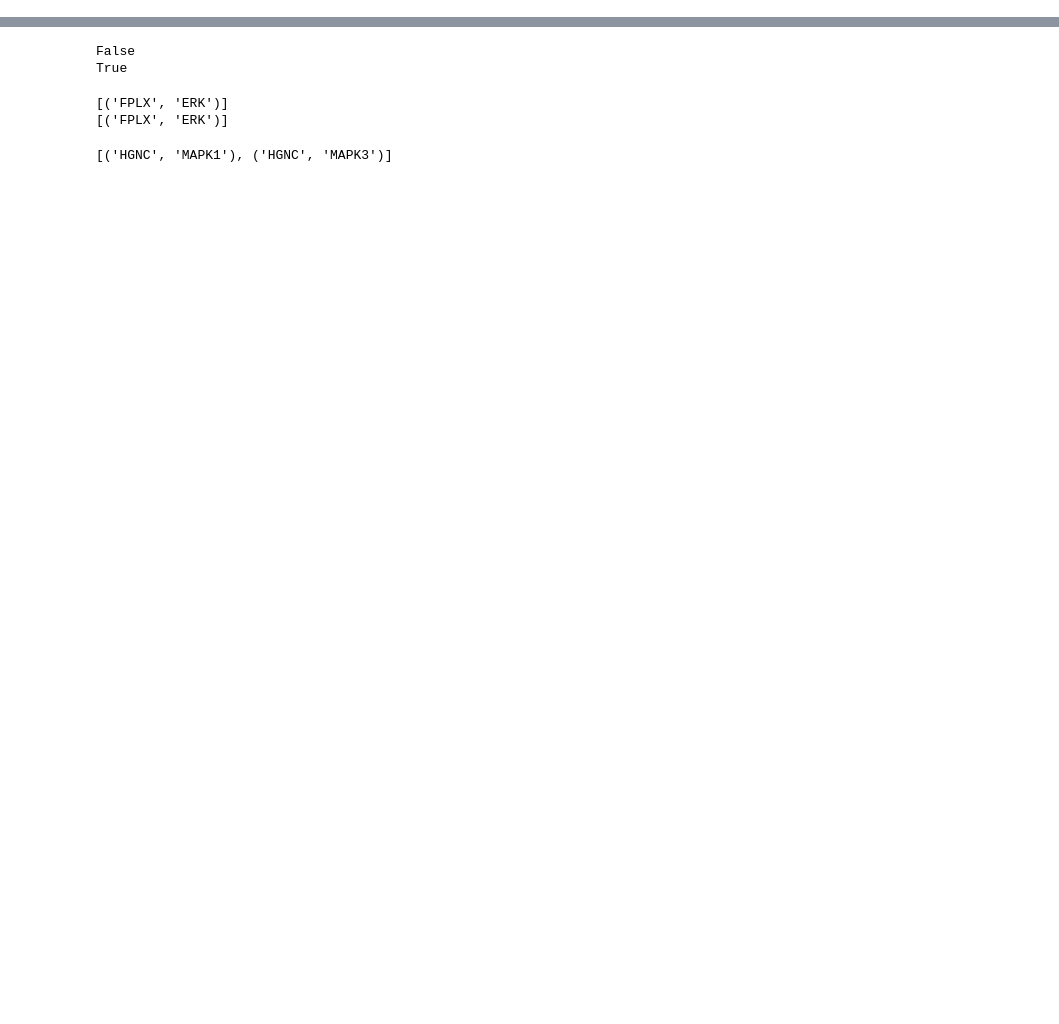
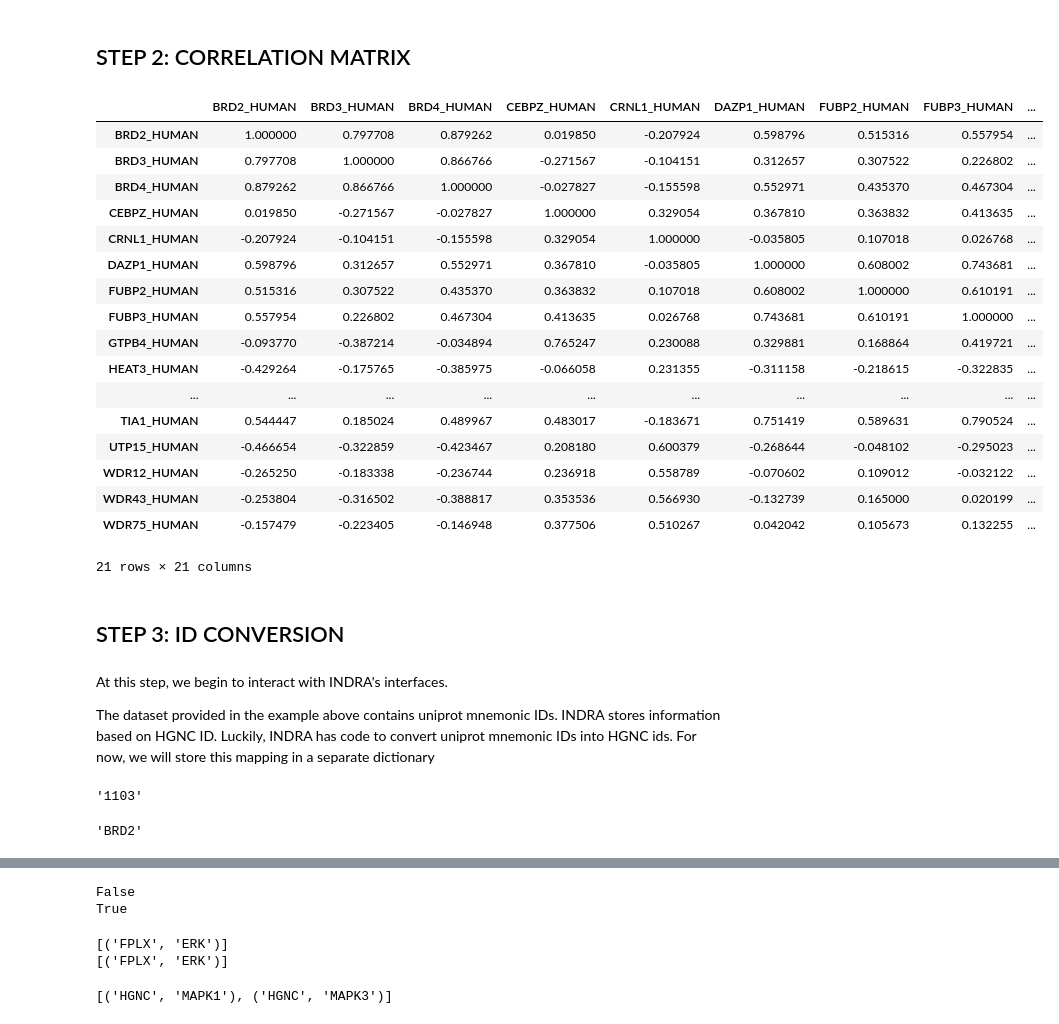
Before and after one commit to gyorilab/indra_may_institute, a Jupyter notebook: main.ipynb, the cells around one changed output, grey strips where cells are left out. Saved outputs shown, nothing was run; the diff lists cells and outputs as text; code cells hidden in the pictures; blank space fills up the shorter version.

```diff
--- a/main.ipynb
+++ b/main.ipynb
@@ -225,0 +46,10 @@ names
+# %%
+ABUNDANCE_PATH = "dataProcessOutput.csv" # Set this path yourself
+ABUNDANCE_GROUPS_FILTER = ['DMSO', 'DbET6']
+def construct_abundance_df(filename):
+    pandas_df = pd.read_csv(filename)
+    pandas_df = pandas_df[pandas_df['GROUP'].isin(ABUNDANCE_GROUPS_FILTER)]
+    return pandas_df
+
+protein_abundance_df = construct_abundance_df(ABUNDANCE_PATH)
+protein_abundance_df
@@ -225,0 +70,69 @@ names
+# %% [markdown]
+## STEP 2: CORRELATION MATRIX
+# %%
+import numpy as np
+def calculate_correlation_matrix(pvalue_df, protein_level_summary):
+    data = {}
+    subjects = protein_level_summary['SUBJECT'].unique()
+    for protein in pvalue_df['Protein'].unique():
+        data[protein] = []
+        protein_level_df = protein_level_summary[protein_level_summary['Protein'] == protein]
+        for subject in subjects:
+            if subject in protein_level_df['SUBJECT'].values:
+                protein_level_df_subject = protein_level_df[protein_level_df['SUBJECT'] == subject]
+                data[protein].append(protein_level_df_subject['LogIntensities'].iloc[0])
+            else:
+                data[protein].append(np.nan)
+    df = pd.DataFrame(data)
+    corrM = df.corr()
+    return corrM
+
+corr_matrix = calculate_correlation_matrix(pvalue_logfc_df, protein_abundance_df)
+corr_matrix
+# %% [output]
+|  | BRD2_HUMAN | BRD3_HUMAN | BRD4_HUMAN | CEBPZ_HUMAN | CRNL1_HUMAN | DAZP1_HUMAN | FUBP2_HUMAN | FUBP3_HUMAN | ... |
+| BRD2_HUMAN | 1.000000 | 0.797708 | 0.879262 | 0.019850 | -0.207924 | 0.598796 | 0.515316 | 0.557954 | ... |
+| BRD3_HUMAN | 0.797708 | 1.000000 | 0.866766 | -0.271567 | -0.104151 | 0.312657 | 0.307522 | 0.226802 | ... |
+| BRD4_HUMAN | 0.879262 | 0.866766 | 1.000000 | -0.027827 | -0.155598 | 0.552971 | 0.435370 | 0.467304 | ... |
+| CEBPZ_HUMAN | 0.019850 | -0.271567 | -0.027827 | 1.000000 | 0.329054 | 0.367810 | 0.363832 | 0.413635 | ... |
+| CRNL1_HUMAN | -0.207924 | -0.104151 | -0.155598 | 0.329054 | 1.000000 | -0.035805 | 0.107018 | 0.026768 | ... |
+| DAZP1_HUMAN | 0.598796 | 0.312657 | 0.552971 | 0.367810 | -0.035805 | 1.000000 | 0.608002 | 0.743681 | ... |
+| FUBP2_HUMAN | 0.515316 | 0.307522 | 0.435370 | 0.363832 | 0.107018 | 0.608002 | 1.000000 | 0.610191 | ... |
+| FUBP3_HUMAN | 0.557954 | 0.226802 | 0.467304 | 0.413635 | 0.026768 | 0.743681 | 0.610191 | 1.000000 | ... |
+| GTPB4_HUMAN | -0.093770 | -0.387214 | -0.034894 | 0.765247 | 0.230088 | 0.329881 | 0.168864 | 0.419721 | ... |
+| HEAT3_HUMAN | -0.429264 | -0.175765 | -0.385975 | -0.066058 | 0.231355 | -0.311158 | -0.218615 | -0.322835 | ... |
+| ... | ... | ... | ... | ... | ... | ... | ... | ... | ... |
+| TIA1_HUMAN | 0.544447 | 0.185024 | 0.489967 | 0.483017 | -0.183671 | 0.751419 | 0.589631 | 0.790524 | ... |
+| UTP15_HUMAN | -0.466654 | -0.322859 | -0.423467 | 0.208180 | 0.600379 | -0.268644 | -0.048102 | -0.295023 | ... |
+| WDR12_HUMAN | -0.265250 | -0.183338 | -0.236744 | 0.236918 | 0.558789 | -0.070602 | 0.109012 | -0.032122 | ... |
+| WDR43_HUMAN | -0.253804 | -0.316502 | -0.388817 | 0.353536 | 0.566930 | -0.132739 | 0.165000 | 0.020199 | ... |
+| WDR75_HUMAN | -0.157479 | -0.223405 | -0.146948 | 0.377506 | 0.510267 | 0.042042 | 0.105673 | 0.132255 | ... |
+21 rows × 21 columns
+# %% [markdown]
+## STEP 3: ID CONVERSION
+# %% [markdown]
+At this step, we begin to interact with INDRA's interfaces.
+
+The dataset provided in the example above contains uniprot mnemonic IDs.  INDRA stores information based on HGNC ID.  Luckily, INDRA has code to convert uniprot mnemonic IDs into HGNC ids. For now, we will store this mapping in a separate dictionary
+# %%
+from indra.databases import uniprot_client
+
+def uniprot_to_hgnc_id(uniprot_mnemonic):
+    """Get an HGNC ID from a UniProt mnemonic."""
+    uniprot_id = uniprot_client.get_id_from_mnemonic(uniprot_mnemonic)
+    if uniprot_id:
+        return uniprot_client.get_hgnc_id(uniprot_id)
+    else:
+        return None
+
+uniprot_to_hgnc_id("BRD2_HUMAN")
+# %% [output]
+'1103'
+# %%
+def uniprot_to_hgnc_gene_name(uniprot_mnemonic):
+    """Get an HGNC gene name from a UniProt mnemonic."""
+    uniprot_id = uniprot_client.get_gene_name(uniprot_mnemonic)
+    return uniprot_id
+uniprot_to_hgnc_gene_name("BRD2_HUMAN")
+# %% [output]
+'BRD2'
```
Also changed, not shown: parts of 102 cells of this notebook.
